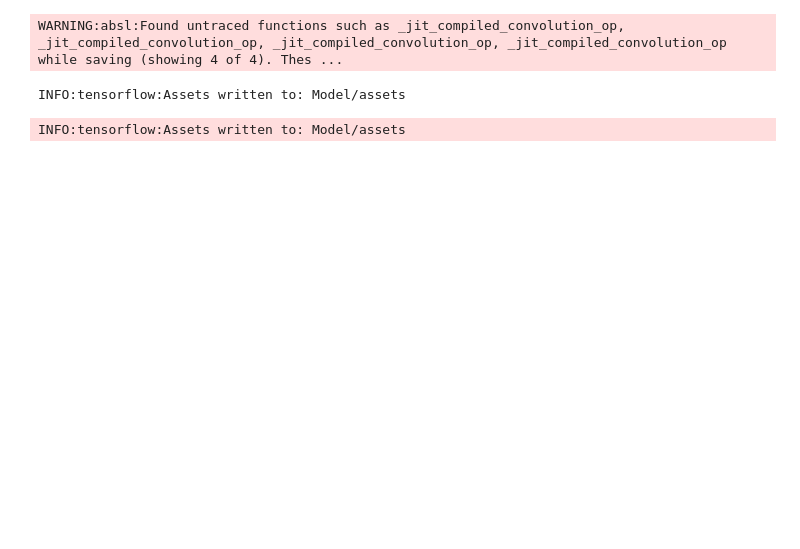
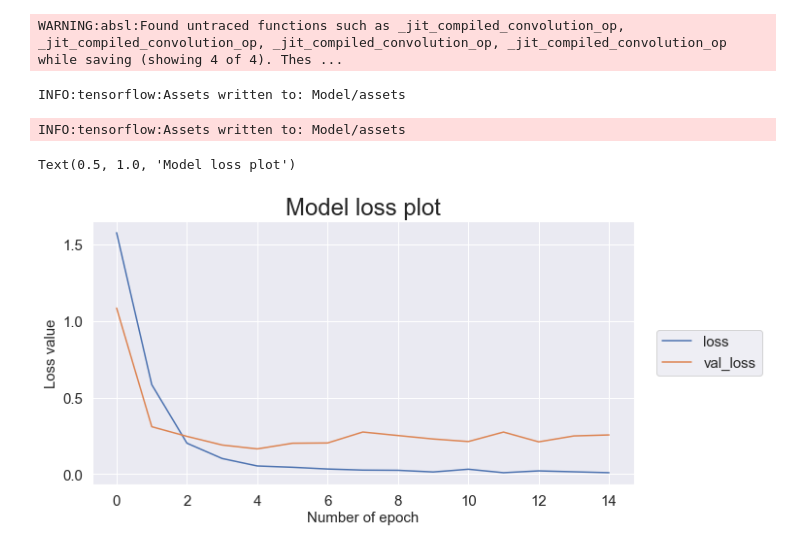
Before and after one commit to mkowalsky0/Skin_Cancer_Detection, a Jupyter notebook: Main.ipynb, the cells around one changed output. Cells and saved outputs as stored; diff of their text form; code cells hidden in the pictures; blank space fills up the shorter version.

Commit message:
Changing the model, testing and visualisatin the results

```diff
--- a/Main.ipynb
+++ b/Main.ipynb
@@ -478,3 +481,19 @@ model.save('Model')
 WARNING:absl:Found untraced functions such as _jit_compiled_convolution_op, _jit_compiled_convolution_op, _jit_compiled_convolution_op, _jit_compiled_convolution_op while saving (showing 4 of 4). Thes ...
 INFO:tensorflow:Assets written to: Model/assets
 INFO:tensorflow:Assets written to: Model/assets
+# %%
+# Loss plot
+ax = plt.figure(figsize = (10,5))
+plt.plot(model_loss)
+plt.legend(model_loss.columns,
+           loc="center right",
+           bbox_to_anchor=(1.25, 0.5, 0, 0),
+           fontsize=15)
+plt.xlabel('Number of epoch',fontsize=15)
+plt.xticks(fontsize=15)
+plt.ylabel('Loss value',fontsize=15)
+plt.yticks(fontsize=15)
+plt.title('Model loss plot')
+# %% [output]
+Text(0.5, 1.0, 'Model loss plot')
+[figure, added]
```
Also changed, not shown: parts of 10 cells of this notebook, 4 other files.
